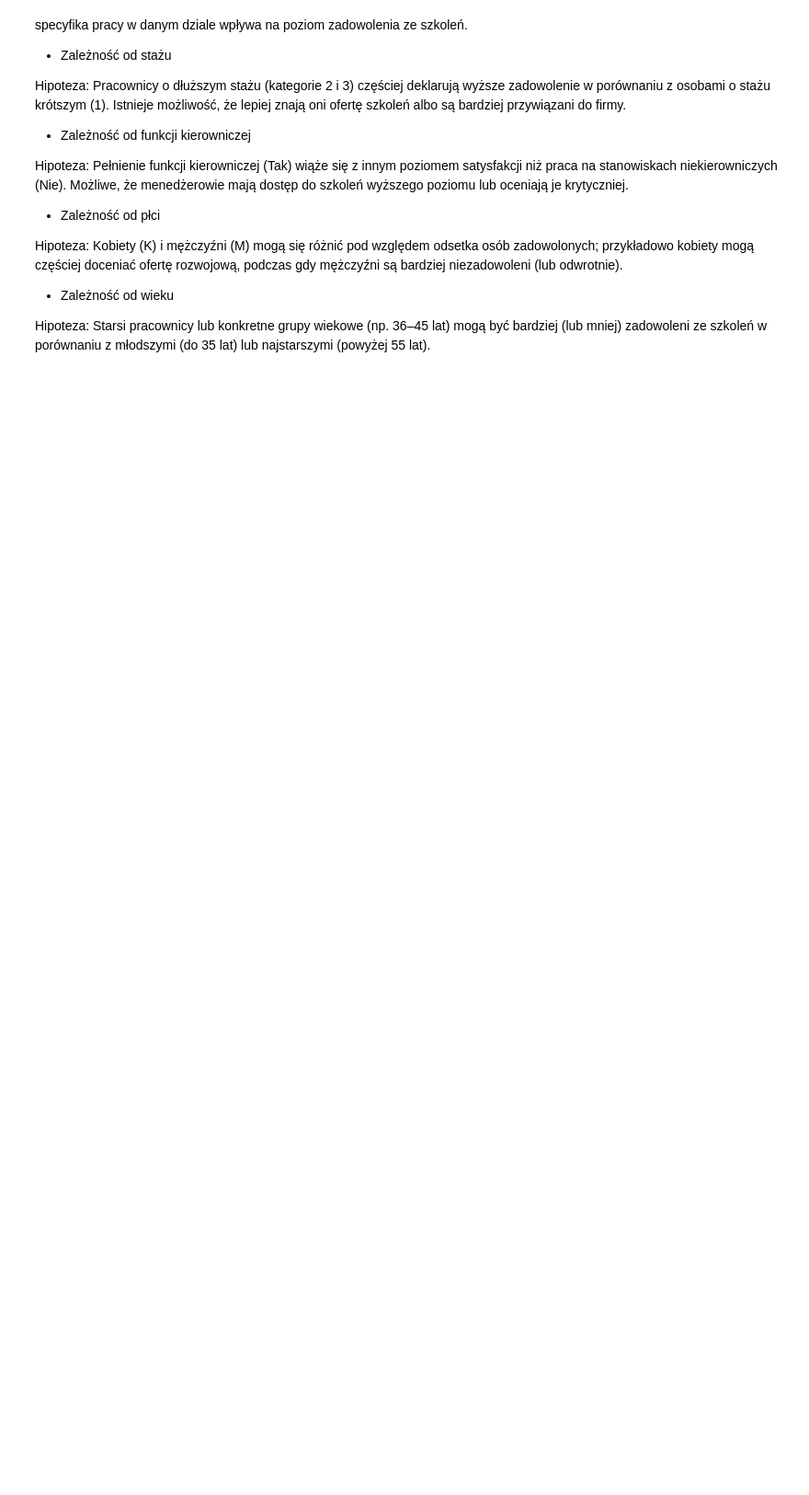
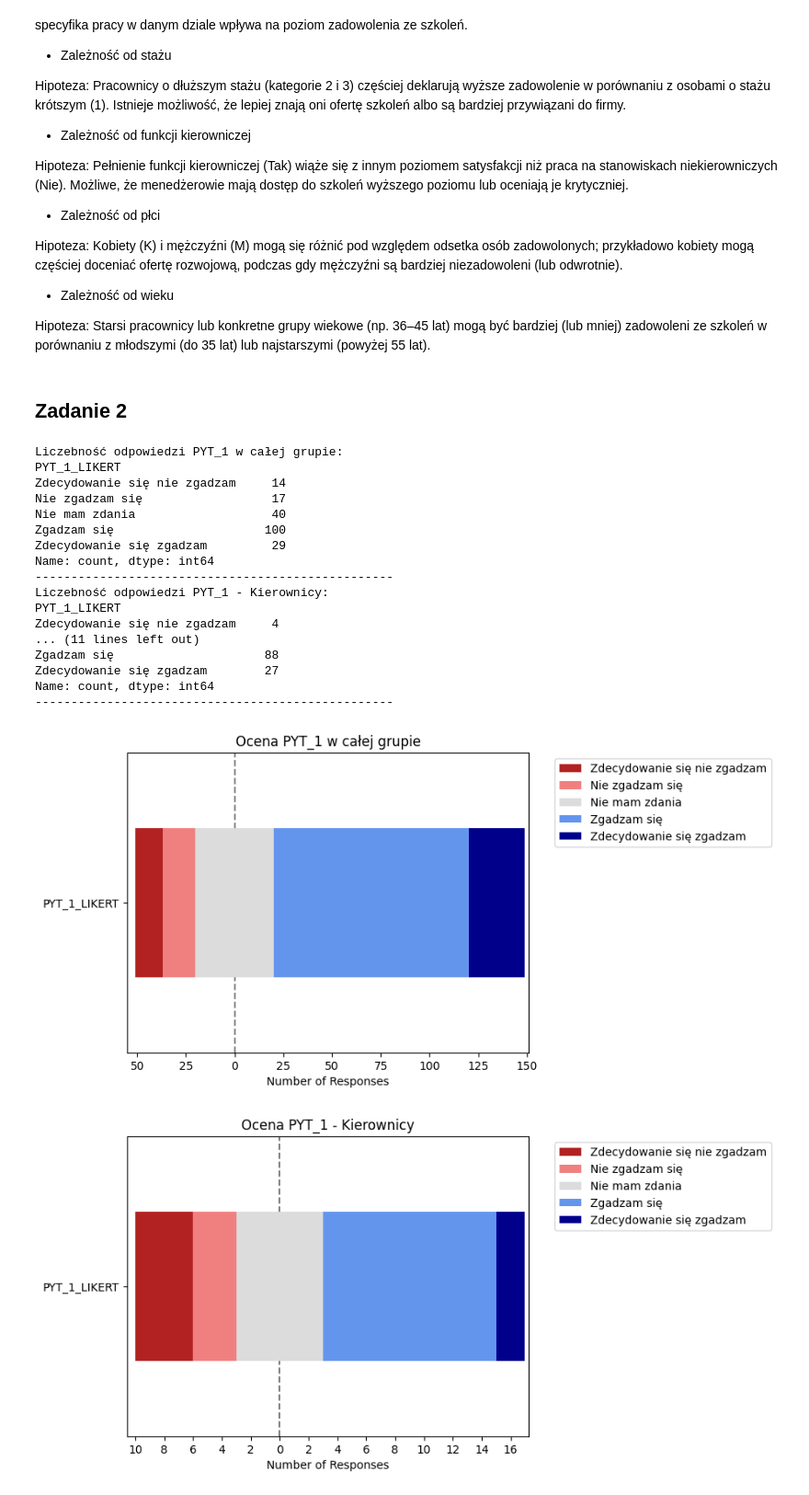
Before and after one commit to mathieuboro/Analysis_of_Survey_Data, a Jupyter notebook: Sprawozdanie1.ipynb, the cells around one changed output. Shown at 92% size. Drawn from its saved outputs; the diff is of its cells as text; code cells hidden in the pictures; blank space fills up the shorter version.

```diff
--- a/Sprawozdanie1.ipynb
+++ b/Sprawozdanie1.ipynb
@@ -267,3 +270,81 @@ Hipoteza: Kobiety (K) i mężczyźni (M) mogą się różnić pod względem odse
 - Zależność od wieku
 
 Hipoteza: Starsi pracownicy lub konkretne grupy wiekowe (np. 36–45 lat) mogą być bardziej (lub mniej) zadowoleni ze szkoleń w porównaniu z młodszymi (do 35 lat) lub najstarszymi (powyżej 55 lat).
+# %% [markdown]
+## Zadanie 2
+# %%
+likert_scale = {
+    -2: "Zdecydowanie się nie zgadzam",
+    -1: "Nie zgadzam się",
+     0: "Nie mam zdania",
+     1: "Zgadzam się",
+     2: "Zdecydowanie się zgadzam"
+}
+scale = [
+    "Zdecydowanie się nie zgadzam",
+    "Nie zgadzam się",
+    "Nie mam zdania",
+    "Zgadzam się",
+    "Zdecydowanie się zgadzam"
+]
+
+
+df["PYT_1_LIKERT"] = df["PYT_1"].map(likert_scale)
+
+table_all = df["PYT_1_LIKERT"].value_counts().reindex(scale)
+print("Liczebność odpowiedzi PYT_1 w całej grupie:")
+print(table_all)
+print("-"*50)
+
+subset_kier = df[df["CZY_KIER"] == "Tak"]
+table_kier = subset_kier["PYT_1_LIKERT"].value_counts().reindex(scale)
+print("Liczebność odpowiedzi PYT_1 - Kierownicy:")
+print(table_kier)
+print("-"*50)
+
+subset_niekier = df[df["CZY_KIER"] == "Nie"]
+table_niekier = subset_niekier["PYT_1_LIKERT"].value_counts().reindex(scale)
+print("Liczebność odpowiedzi PYT_1 - Pracownicy:")
+print(table_niekier)
+print("-"*50)
+
+plot_likert.plot_likert(
+    df[["PYT_1_LIKERT"]],
+    plot_scale=scale,
+    title="Ocena PYT_1 w całej grupie"
+)
+plt.show()
+
+plot_likert.plot_likert(
+    subset_kier[["PYT_1_LIKERT"]],
+    plot_scale=scale,
+    title="Ocena PYT_1 - Kierownicy"
+)
+plt.show()
+
+plot_likert.plot_likert(
+    subset_niekier[["PYT_1_LIKERT"]],
+    plot_scale=scale,
+    title="Ocena PYT_1 - Pracownicy"
+)
+plt.show()
+# %% [output]
+Liczebność odpowiedzi PYT_1 w całej grupie:
+PYT_1_LIKERT
+Zdecydowanie się nie zgadzam     14
+Nie zgadzam się                  17
+Nie mam zdania                   40
+Zgadzam się                     100
+Zdecydowanie się zgadzam         29
+Name: count, dtype: int64
+--------------------------------------------------
+Liczebność odpowiedzi PYT_1 - Kierownicy:
+PYT_1_LIKERT
+Zdecydowanie się nie zgadzam     4
+... (11 lines left out)
+Zgadzam się                     88
+Zdecydowanie się zgadzam        27
+Name: count, dtype: int64
+--------------------------------------------------
+[figure, added]
+[figure, added]
```
Also changed, not shown: parts of 8 cells of this notebook.
